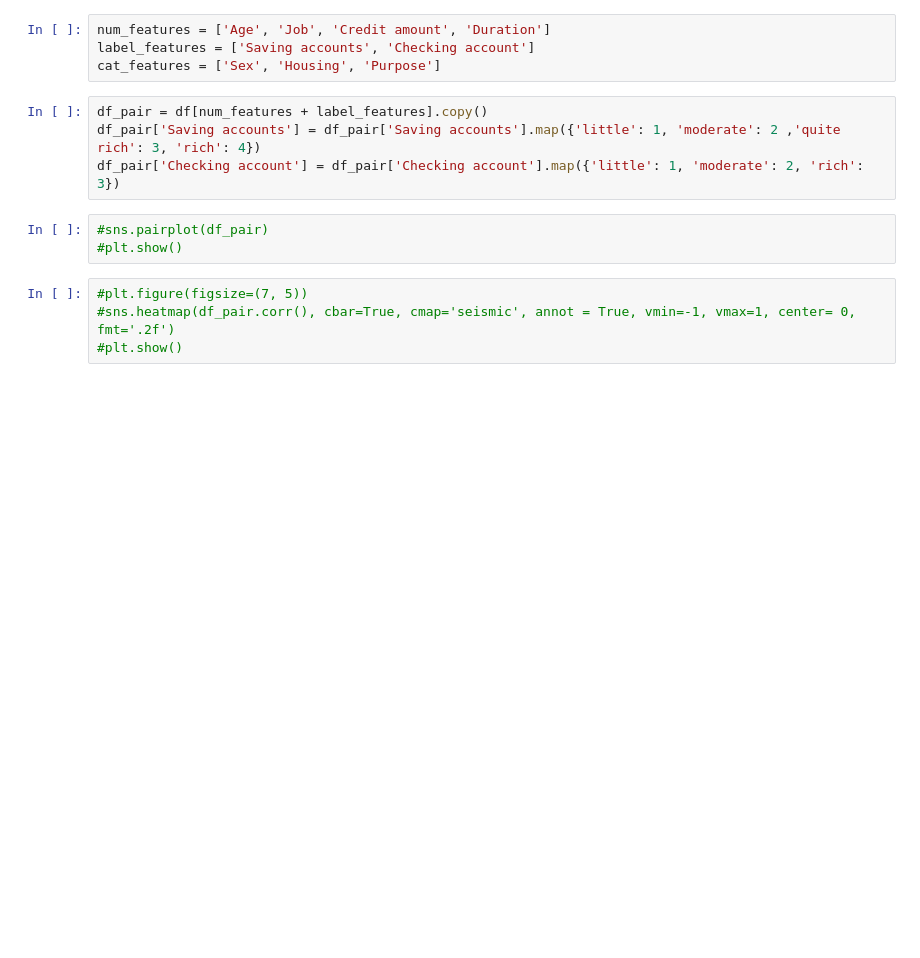
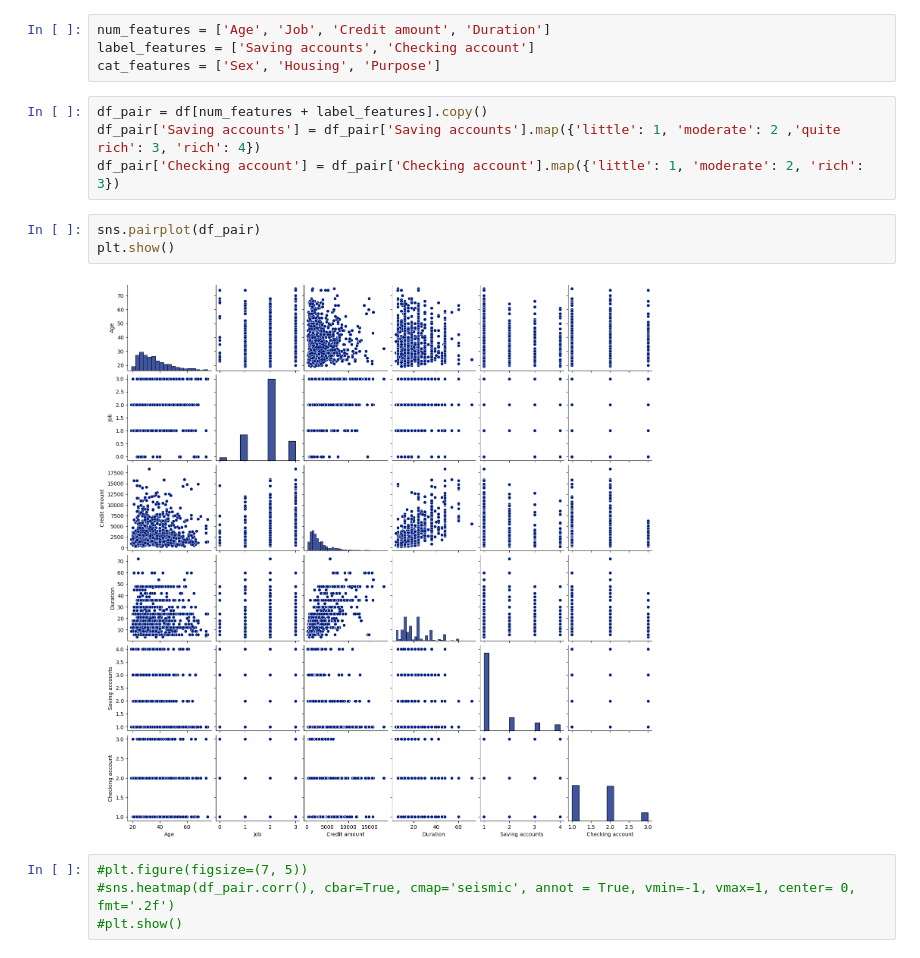
Before and after one commit to vladimiroves88/HomeWork2, a Jupyter notebook: 2.ipynb, the cells around one changed output. Cells and saved outputs as stored; diff of their text form; blank space fills up the shorter version.

```diff
--- a/2.ipynb
+++ b/2.ipynb
@@ -121,8 +117,10 @@ df_pair = df[num_features + label_features].copy()
 df_pair['Saving accounts'] = df_pair['Saving accounts'].map({'little': 1, 'moderate': 2 ,'quite rich': 3, 'rich': 4})
 df_pair['Checking account'] = df_pair['Checking account'].map({'little': 1, 'moderate': 2, 'rich': 3})
 # %%
-#sns.pairplot(df_pair)
-#plt.show()
+sns.pairplot(df_pair)
+plt.show()
+# %% [output]
+[figure, added]
 # %%
 #plt.figure(figsize=(7, 5))
 #sns.heatmap(df_pair.corr(), cbar=True, cmap='seismic', annot = True, vmin=-1, vmax=1, center= 0, fmt='.2f')
```
Also changed, not shown: parts of 14 cells of this notebook.
